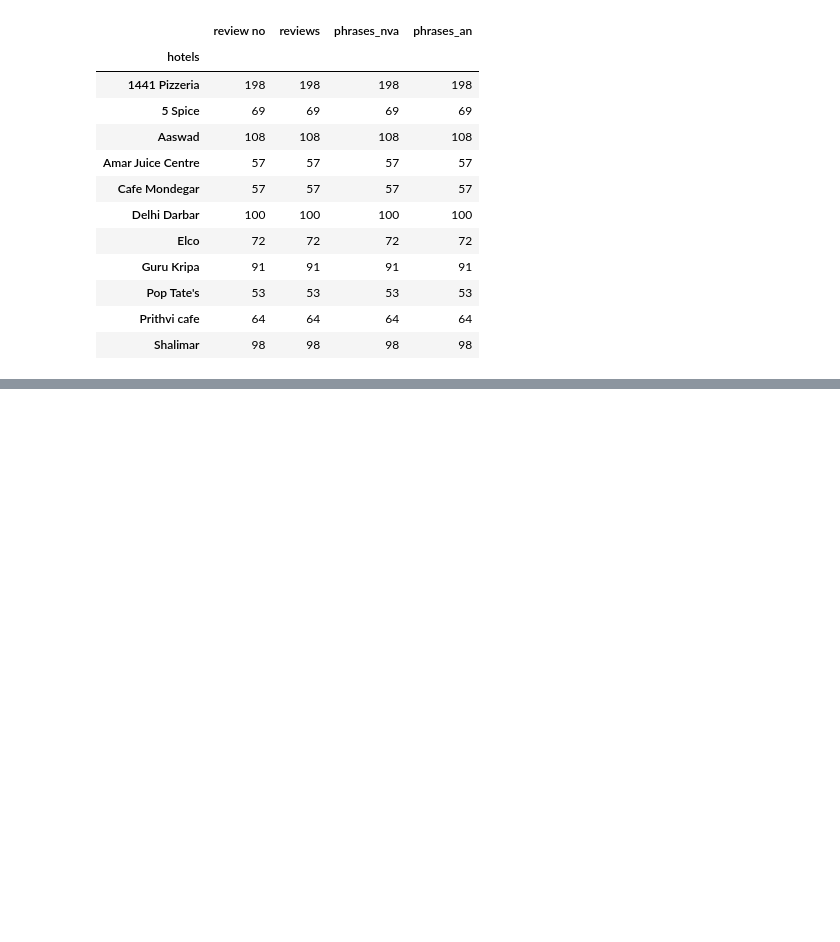
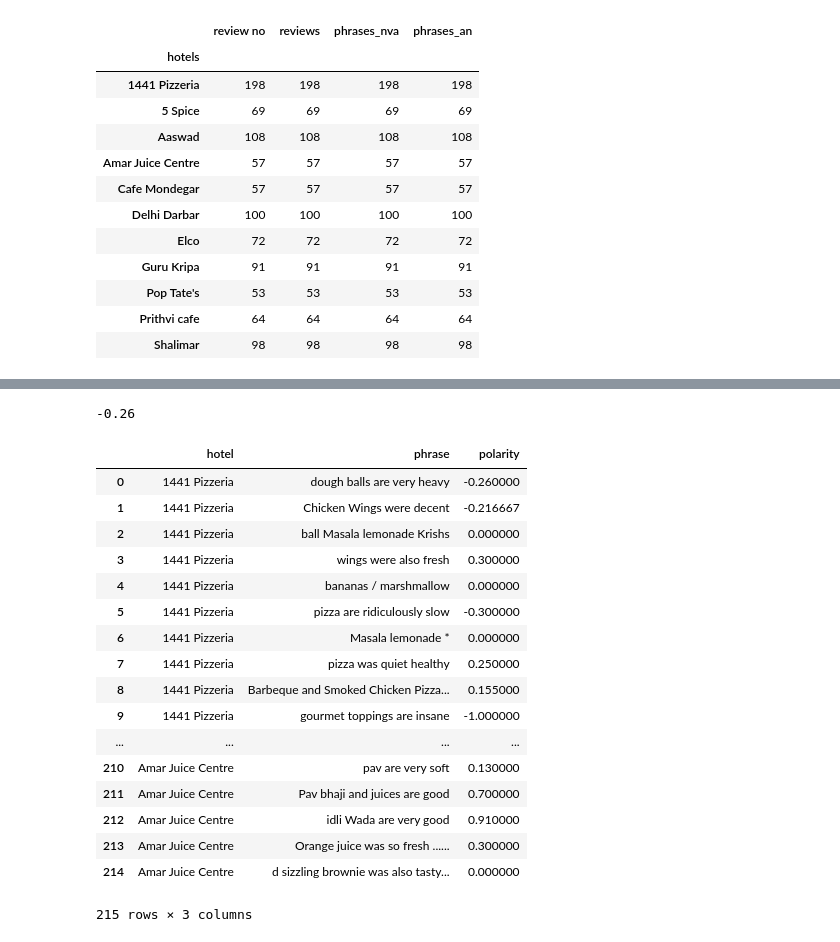
Before and after one commit to NishantJadhav369/Restaurant-Review-Summarization, a Jupyter notebook: EntityPhrases.ipynb, the cells around one changed output, grey strips where cells are left out. Saved outputs shown, nothing was run; the diff lists cells and outputs as text; code cells hidden in the pictures; blank space fills up the shorter version.

```diff
--- a/EntityPhrases.ipynb
+++ b/EntityPhrases.ipynb
@@ -271,0 +270,6 @@ final[((final.phrases_nva!=0) | (final.phrases_an!=0)) & (final.hotels=='Shalima
+# %%
+new =final[final.phrases_nva!=0][['hotels','phrases_nva']].values  ## Take nva phrases
+phrases=[[hotel,phrase[0]] for hotel,phrase in new.tolist() ]
+# %%
+sentiment_df = pd.DataFrame(phrases,columns=['hotel','phrase'])
+sentiment_df.head()
@@ -271,0 +289,31 @@ final[((final.phrases_nva!=0) | (final.phrases_an!=0)) & (final.hotels=='Shalima
+# %%
+test1.sentiment.polarity
+# %% [output]
+-0.26
+# %%
+def polarity(text):
+    blob = TextBlob(text)
+    return blob.sentiment.polarity
+# %%
+sentiment_df['polarity'] = sentiment_df.phrase.apply(polarity)
+# %%
+sentiment_df
+# %% [output]
+|  | hotel | phrase | polarity |
+| 0 | 1441 Pizzeria | dough balls are very heavy | -0.260000 |
+| 1 | 1441 Pizzeria | Chicken Wings were decent | -0.216667 |
+| 2 | 1441 Pizzeria | ball Masala lemonade Krishs | 0.000000 |
+| 3 | 1441 Pizzeria | wings were also fresh | 0.300000 |
+| 4 | 1441 Pizzeria | bananas / marshmallow | 0.000000 |
+| 5 | 1441 Pizzeria | pizza are ridiculously slow | -0.300000 |
+| 6 | 1441 Pizzeria | Masala lemonade * | 0.000000 |
+| 7 | 1441 Pizzeria | pizza was quiet healthy | 0.250000 |
+| 8 | 1441 Pizzeria | Barbeque and Smoked Chicken Pizza... | 0.155000 |
+| 9 | 1441 Pizzeria | gourmet toppings are insane | -1.000000 |
+| ... | ... | ... | ... |
+| 210 | Amar Juice Centre | pav are very soft | 0.130000 |
+| 211 | Amar Juice Centre | Pav bhaji and juices are good | 0.700000 |
+| 212 | Amar Juice Centre | idli Wada are very good | 0.910000 |
+| 213 | Amar Juice Centre | Orange juice was so fresh ...... | 0.300000 |
+| 214 | Amar Juice Centre | d sizzling brownie was also tasty... | 0.000000 |
+215 rows × 3 columns
```
Also changed, not shown: parts of 11 cells of this notebook.
